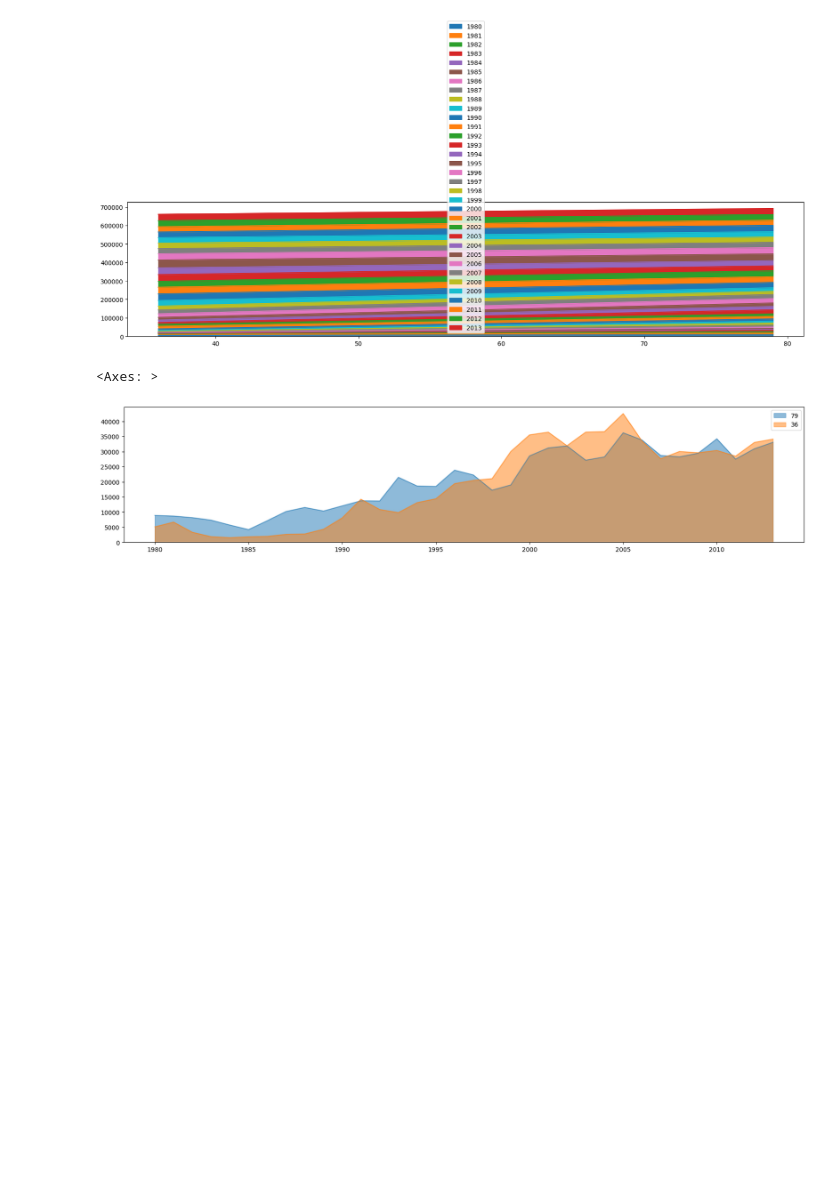
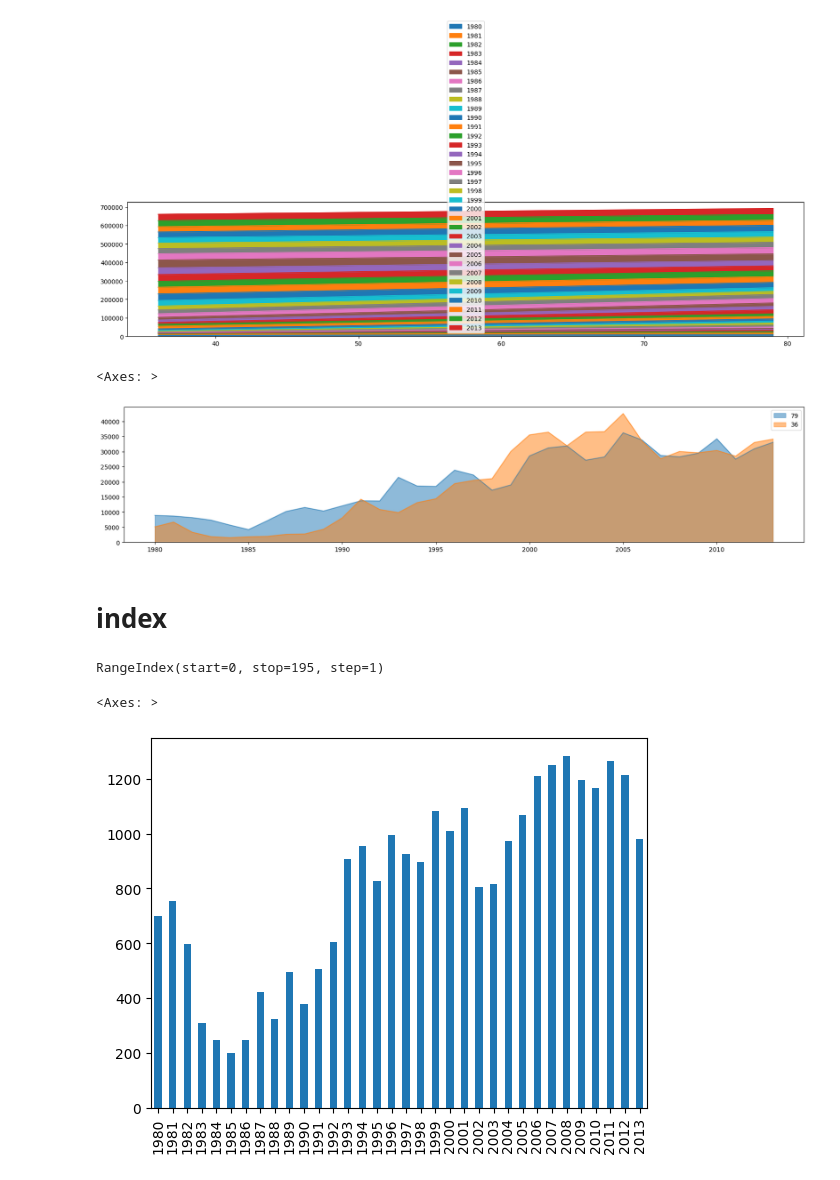
Before and after one commit to gupta-aayushkr/Data-Analytics, a Jupyter notebook: Data analysis/pandas_basics.ipynb, the cells around one changed output. Cells and saved outputs as stored; diff of their text form; code cells hidden in the pictures; blank space fills up the shorter version.

```diff
--- a/Data analysis/pandas_basics.ipynb
+++ b/Data analysis/pandas_basics.ipynb
@@ -660,3 +660,19 @@ df.loc[[79,36],years].T.plot(kind='area',figsize=(20,4), stacked=False,alpha=0.5
 # %% [output]
 <Axes: >
 [figure]
+# %% [markdown]
+# index
+# %%
+df.index
+# %% [output]
+RangeIndex(start=0, stop=195, step=1)
+# %%
+df.set_index('Country', inplace=True)
+# %%
+df.reset_index(inplace=True)
+# %%
+df.loc['Japan']
+df.loc['Japan', years].plot(kind='bar')
+# %% [output]
+<Axes: >
+[figure, added]
```
Also changed, not shown: parts of 12 cells of this notebook, 4 other files.
